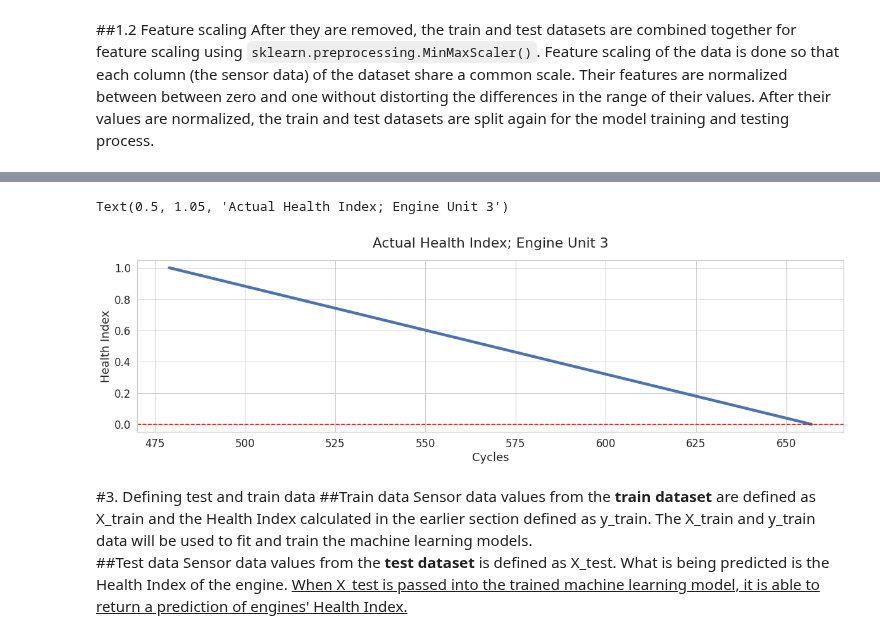
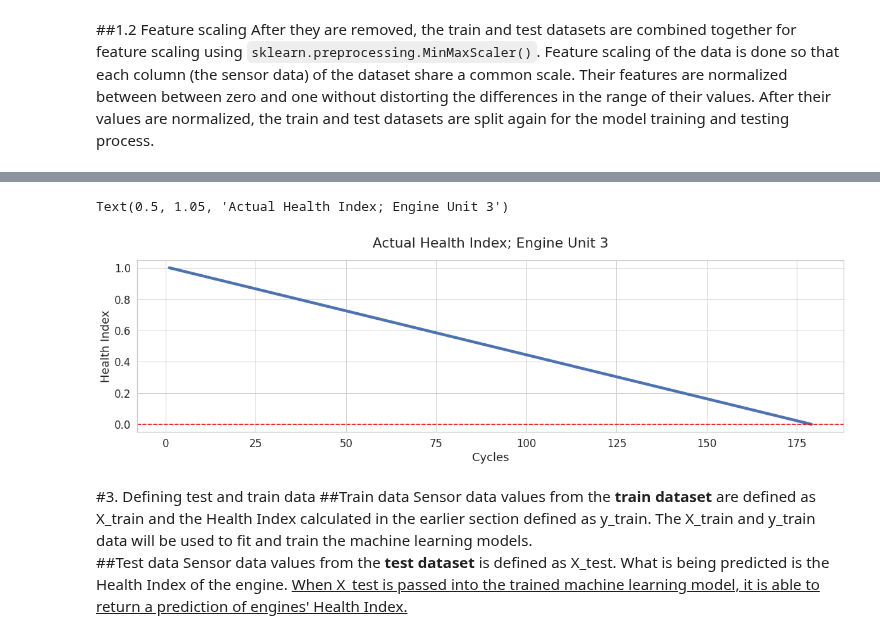
Before and after one commit to luqmanbuang/Aircraft-Engine-Lifetime-Prediction-with-Machine-Learning, a Jupyter notebook: Main.ipynb, the cells around one changed output, grey strips where cells are left out. Saved outputs shown, nothing was run; the diff lists cells and outputs as text; code cells hidden in the pictures.

```diff
--- a/Main.ipynb
+++ b/Main.ipynb
@@ -135,16 +138,19 @@ The RUL can be used to calculate the health index of the engine. The health inde
 # %%
 sns.set(font_scale=1.5)
 plt.figure(figsize = (20, 5))
 sns.set_style('whitegrid')
 
-plt.plot(df_train_FD001['Health Index'][df_train_FD001['unit']==3], linewidth=4.5)
+y_axis =  df_train_FD001['Health Index'][df_train_FD001['unit']==3]
+x_axis = df_train_FD001['cycles'][df_train_FD001['unit'] == 3]
+
+plt.plot(x_axis, y_axis, linewidth=4.5)
 plt.axhline(0, color="red", linestyle='dashed', linewidth=1.6)
 plt.xlabel('Cycles')
 plt.ylabel('Health Index')
-plt.title('Actual Health Index; Engine Unit 3', x=0.5, y=1.05, ha='center', fontsize='large')
+plt.title('Actual Health Index; Engine Unit 3', x=0.5, y=1.05, ha='center', fontsize='large');
 # %% [output]
 Text(0.5, 1.05, 'Actual Health Index; Engine Unit 3')
-[figure, old version]
+[figure, new version]
 # %% [markdown]
 #3. Defining test and train data
 ##Train data
```
Also changed, not shown: parts of 2 cells of this notebook.
